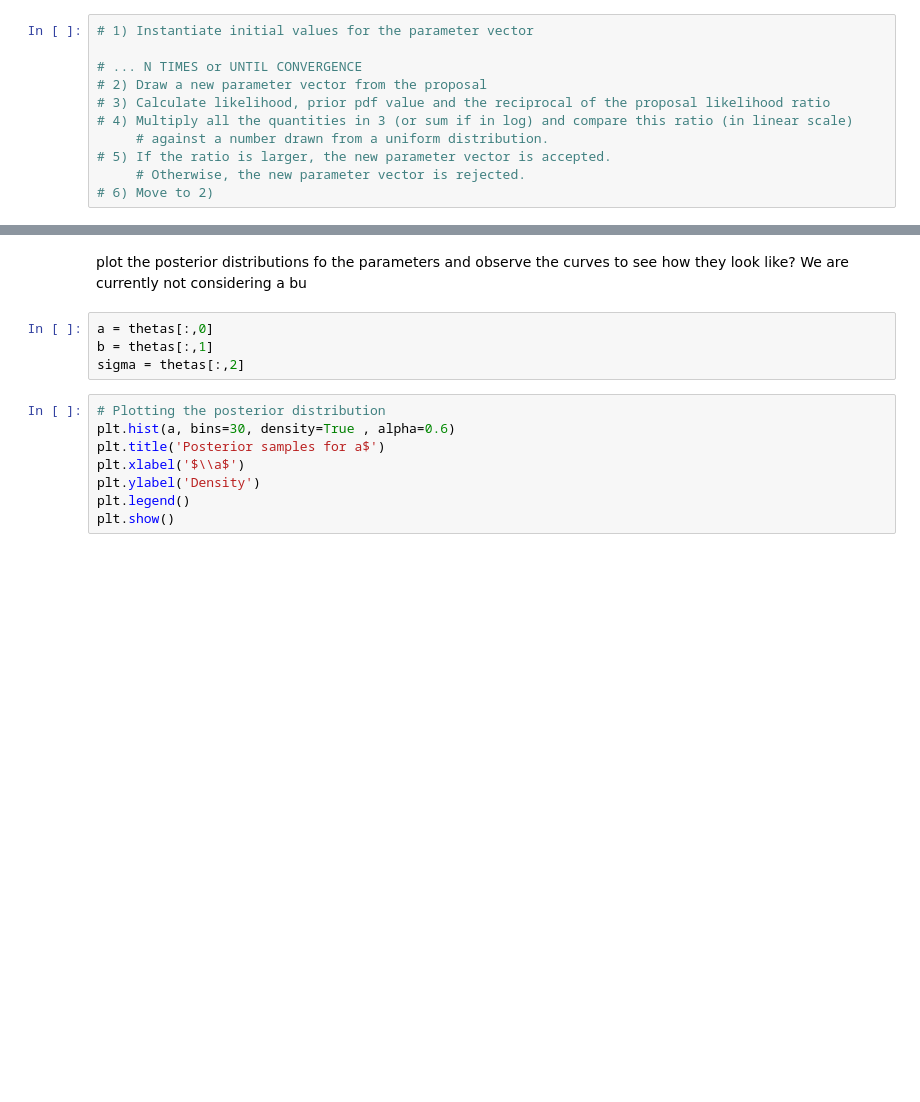
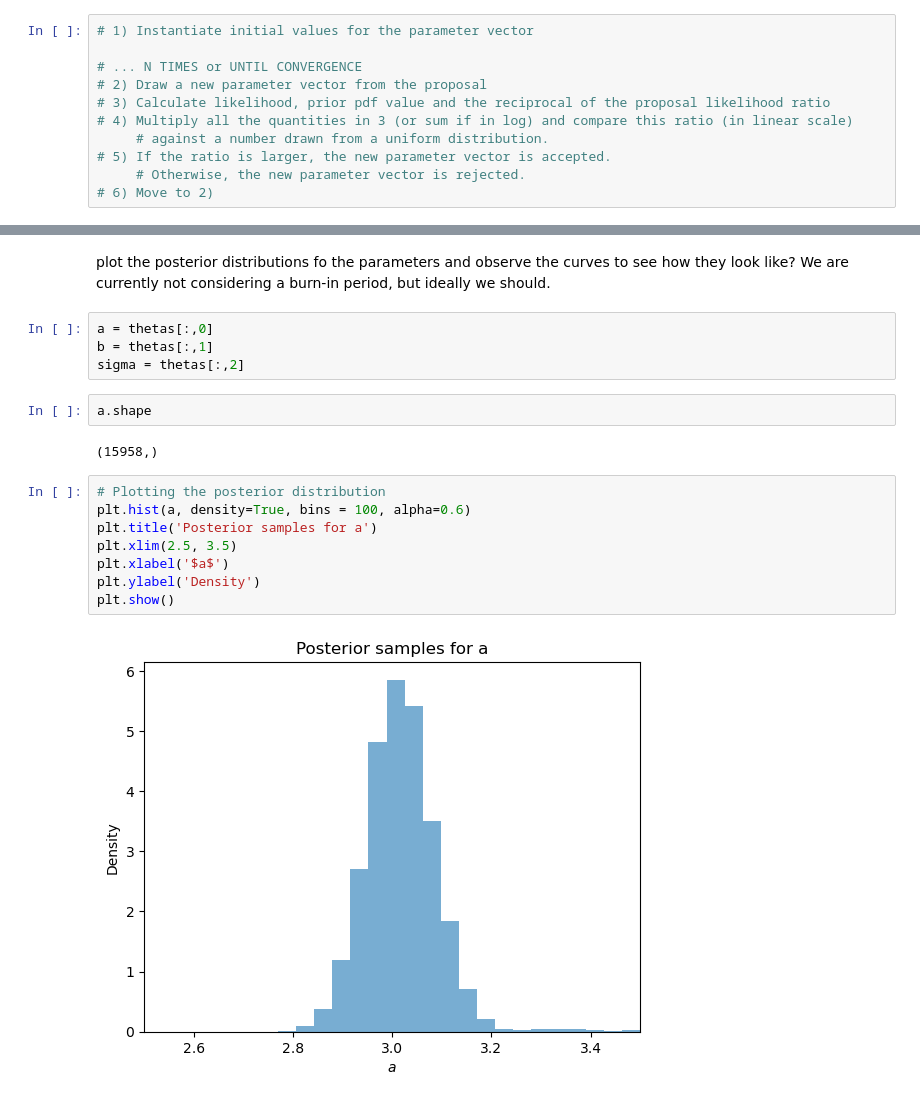
Before and after one commit to Gayara-Fernando/Bayes_computations, a Jupyter notebook: Bayesian_linear_regression.ipynb, the cells around one changed output, grey strips where cells are left out. Saved outputs shown, nothing was run; the diff lists cells and outputs as text; blank space fills up the shorter version.

```diff
--- a/Bayesian_linear_regression.ipynb
+++ b/Bayesian_linear_regression.ipynb
@@ -191,14 +199,20 @@ accepted
 # %% [markdown]
-plot the posterior distributions fo the parameters and observe the curves to see how they look like? We are currently not considering a bu
+plot the posterior distributions fo the parameters and observe the curves to see how they look like? We are currently not considering a burn-in period, but ideally we should.
 # %%
 a = thetas[:,0]
 b = thetas[:,1]
 sigma = thetas[:,2]
+# %%
+a.shape
+# %% [output]
+(15958,)
 # %%
 # Plotting the posterior distribution
-plt.hist(a, bins=30, density=True , alpha=0.6)
-plt.title('Posterior samples for a$')
-plt.xlabel('$\\a$')
+plt.hist(a, density=True, bins = 100, alpha=0.6)
+plt.title('Posterior samples for a')
+plt.xlim(2.5, 3.5)
+plt.xlabel('$a$')
 plt.ylabel('Density')
-plt.legend()
 plt.show()
+# %% [output]
+[figure, added]
```
Also changed, not shown: parts of 5 cells of this notebook.
